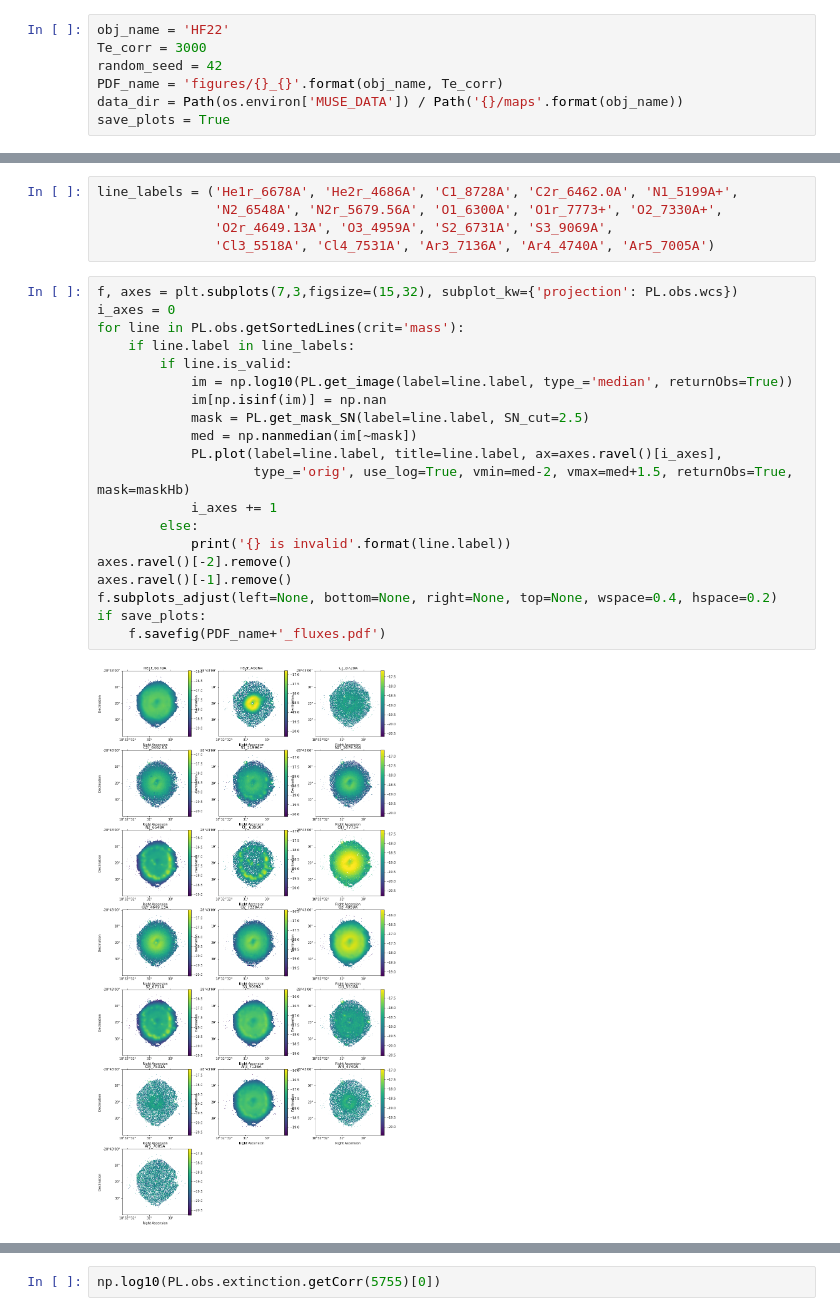
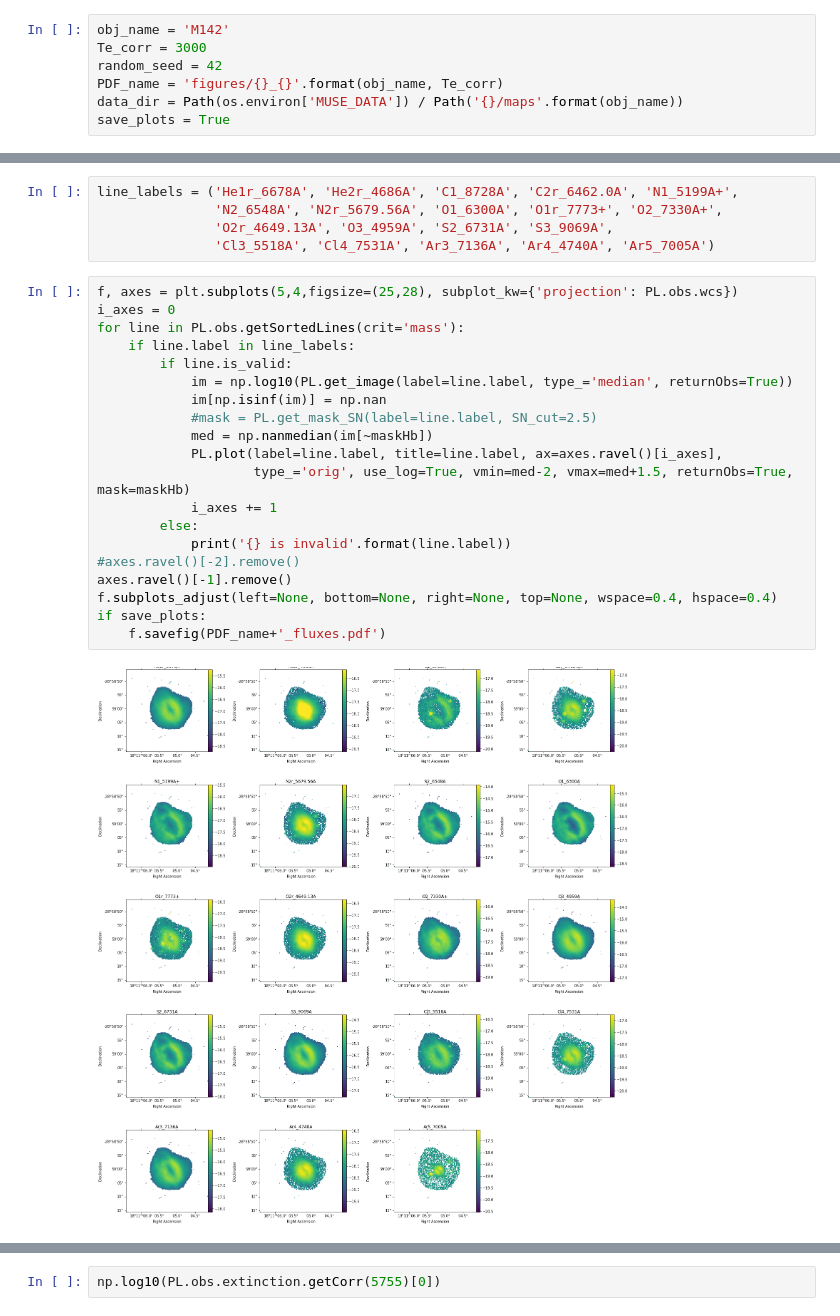
Before and after one commit to Morisset/MUSE_PNe, a Jupyter notebook: Plot.ipynb, the cells around one changed output, grey strips where cells are left out. Cells and saved outputs as stored; diff of their text form.

Commit message:
Add files via upload
Some changes in large figure formats

```diff
--- a/Plot.ipynb
+++ b/Plot.ipynb
@@ -13,5 +10,5 @@ The autoreload extension is already loaded. To reload it, use:
 # %%
-obj_name = 'HF22'
+obj_name = 'M142'
 Te_corr = 3000
 random_seed = 42
 PDF_name = 'figures/{}_{}'.format(obj_name, Te_corr)
@@ -134,25 +130,25 @@ line_labels = ('He1r_6678A', 'He2r_4686A', 'C1_8728A', 'C2r_6462.0A', 'N1_5199A+
                'O2r_4649.13A', 'O3_4959A', 'S2_6731A', 'S3_9069A',
                'Cl3_5518A', 'Cl4_7531A', 'Ar3_7136A', 'Ar4_4740A', 'Ar5_7005A')
 # %%
-f, axes = plt.subplots(7,3,figsize=(15,32), subplot_kw={'projection': PL.obs.wcs})
+f, axes = plt.subplots(5,4,figsize=(25,28), subplot_kw={'projection': PL.obs.wcs})
 i_axes = 0
 for line in PL.obs.getSortedLines(crit='mass'):
     if line.label in line_labels:
         if line.is_valid:
             im = np.log10(PL.get_image(label=line.label, type_='median', returnObs=True))
             im[np.isinf(im)] = np.nan
-            mask = PL.get_mask_SN(label=line.label, SN_cut=2.5)
-            med = np.nanmedian(im[~mask])
+            #mask = PL.get_mask_SN(label=line.label, SN_cut=2.5)
+            med = np.nanmedian(im[~maskHb])
             PL.plot(label=line.label, title=line.label, ax=axes.ravel()[i_axes],
                     type_='orig', use_log=True, vmin=med-2, vmax=med+1.5, returnObs=True, mask=maskHb)
             i_axes += 1
         else:
             print('{} is invalid'.format(line.label))
-axes.ravel()[-2].remove()
+#axes.ravel()[-2].remove()
 axes.ravel()[-1].remove()
-f.subplots_adjust(left=None, bottom=None, right=None, top=None, wspace=0.4, hspace=0.2)
+f.subplots_adjust(left=None, bottom=None, right=None, top=None, wspace=0.4, hspace=0.4)
 if save_plots:
     f.savefig(PDF_name+'_fluxes.pdf')
 # %% [output]
-[figure, old version]
+[figure, new version]
 # %%
```
Also changed, not shown: parts of 17 cells of this notebook.
